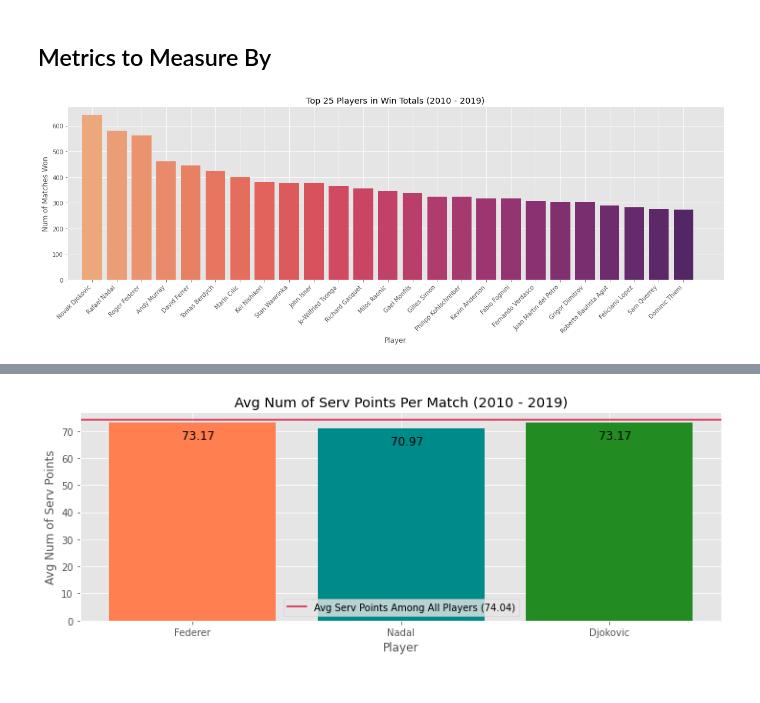
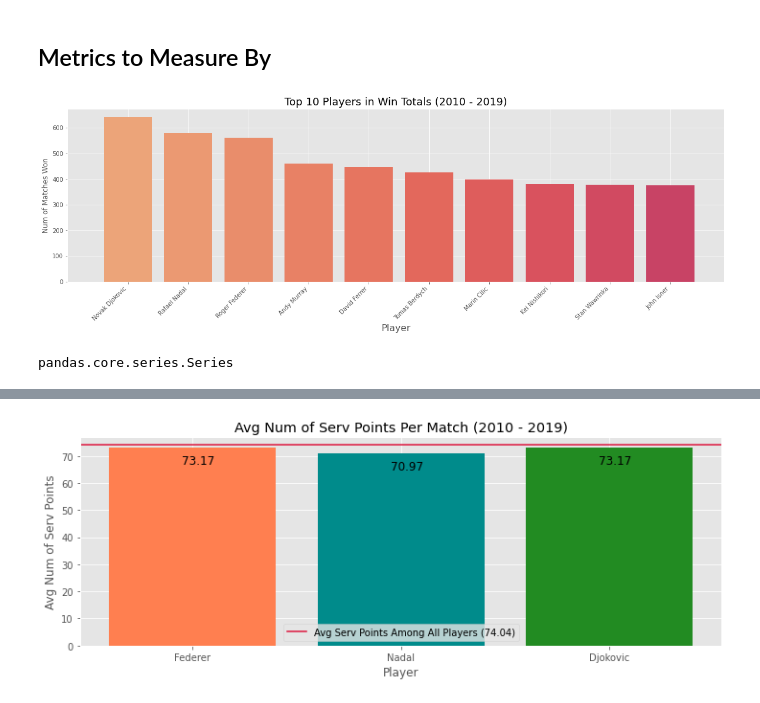
Before and after one commit to JeffBaksa/capstone1, a Jupyter notebook: 2010-2019.ipynb, the cells around one changed output, grey strips where cells are left out. Saved outputs shown, nothing was run; the diff lists cells and outputs as text; code cells hidden in the pictures.

```diff
--- a/2010-2019.ipynb
+++ b/2010-2019.ipynb
@@ -237,15 +237,27 @@ fig.autofmt_xdate(rotation=45)
 # %%
 player_win_sum = con_tennis.groupby(['name']).sum()['win'].sort_values(ascending=False)
 flare = sns.color_palette("flare", 1500) #as_cmap=True)
 fig, ax = plt.subplots(figsize=(20, 6))
 
-for player, wins in player_win_sum[:25].items():
-    ax.bar(player, wins, color=sns.set_palette("flare", 25, 0.4))
-ax.set_xlabel('Player')
+for player, wins in player_win_sum[:10].items():
+    ax.bar(player, wins, color=sns.set_palette("flare", 20, 0.4))
+ax.set_xlabel('Player', fontsize=16)
 ax.set_ylabel('Num of Matches Won')
-ax.set_title('Top 25 Players in Win Totals (2010 - 2019)')
+ax.set_title('Top 10 Players in Win Totals (2010 - 2019)', fontsize=18)
 ax.set_xlim(xmin=-1)
 
 fig.autofmt_xdate(rotation=45)
+fig.savefig('images/top_10_players.png')
 # %% [output]
-[figure, old version]
+[figure, new version]
+# %%
+# Trying to filter out players who have played at least 150 games
+filter_2 = pd.DataFrame(con_tennis.name.value_counts())
+filter_2.columns = ['count']
+filter_2['name'] = filter_2.index
+df_filter = pd.merge(con_tennis, filter_2, on='name', how='left')
+df_filter = df_filter[df_filter['count']>= 150].copy()
+df_filter['count'].where(df_filter['count']>= 150, inplace=True)
+df_filter['count'] >= 150
+# %% [output]
+pandas.core.series.Series
```
Also changed, not shown: parts of 54 cells of this notebook.
